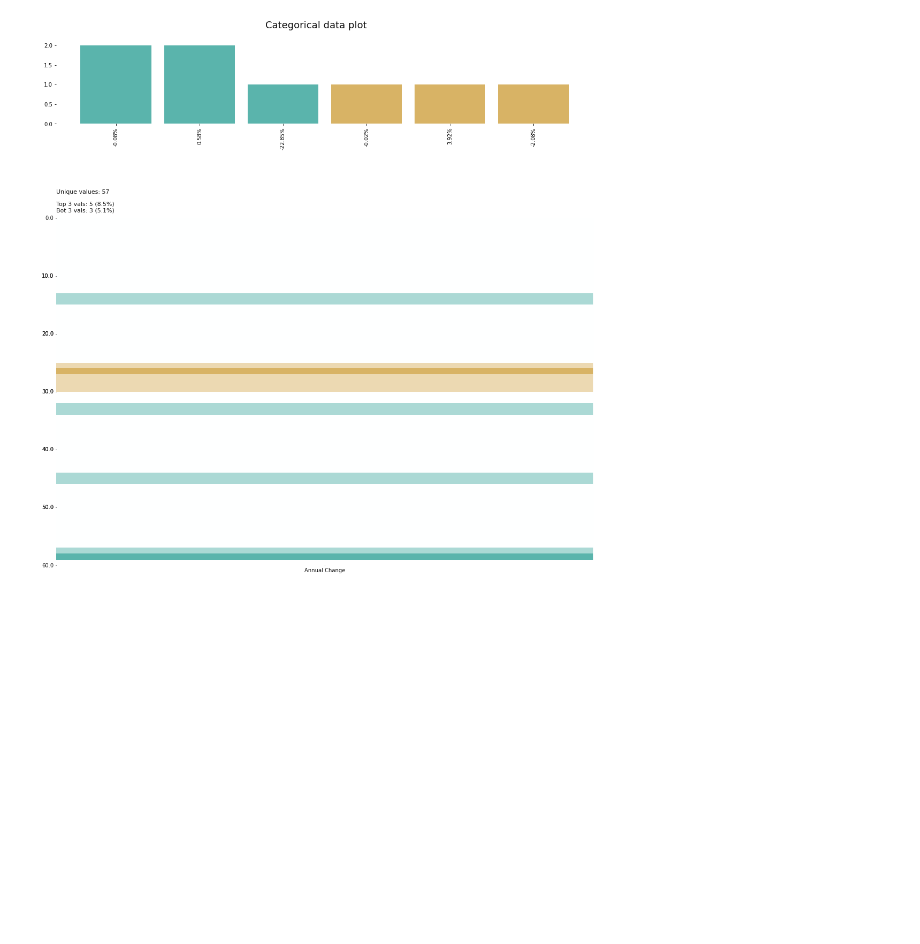
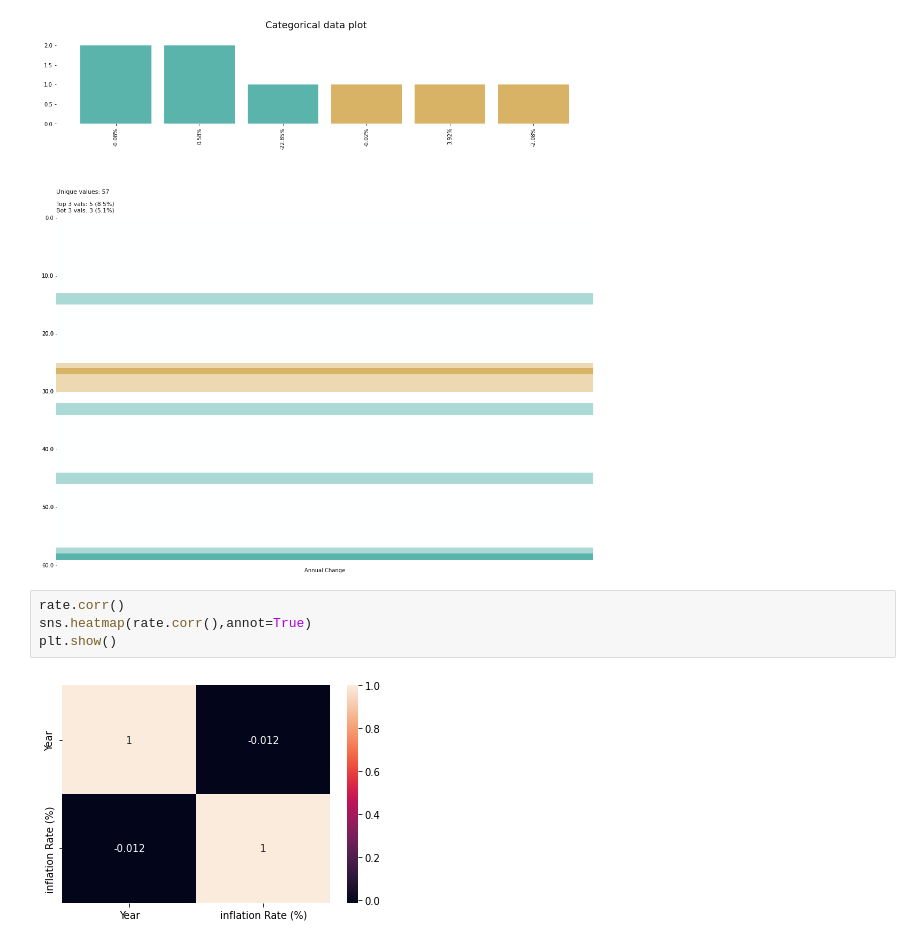
Before and after one commit to ch-aitali/assignments, a Jupyter notebook: P104_inflation_rate.ipynb, the cells around one changed output. Drawn from its saved outputs; the diff is of its cells as text; blank space fills up the shorter version.

```diff
--- a/P104_inflation_rate.ipynb
+++ b/P104_inflation_rate.ipynb
@@ -145,3 +145,9 @@ klib.cat_plot(rate)
 # %% [output]
 GridSpec(6, 1)
 [figure]
+# %%
+rate.corr()
+sns.heatmap(rate.corr(),annot=True)
+plt.show()
+# %% [output]
+[figure, added]
```
Also changed, not shown: parts of 1 cell of this notebook.
